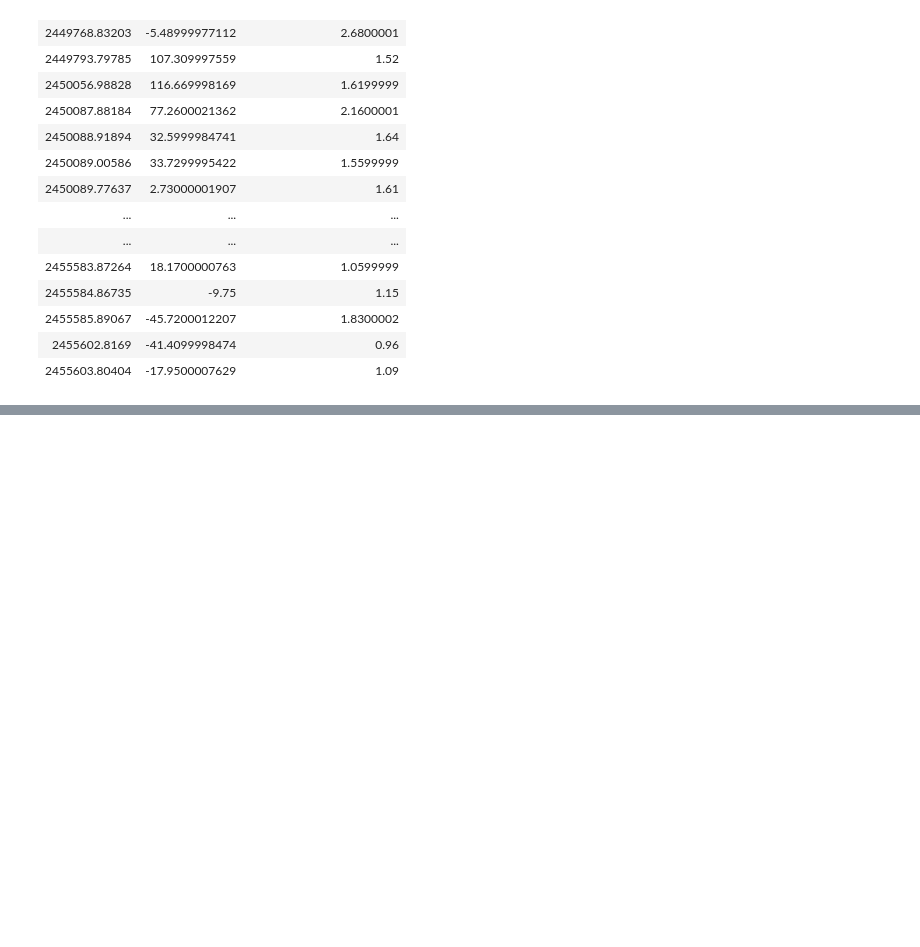
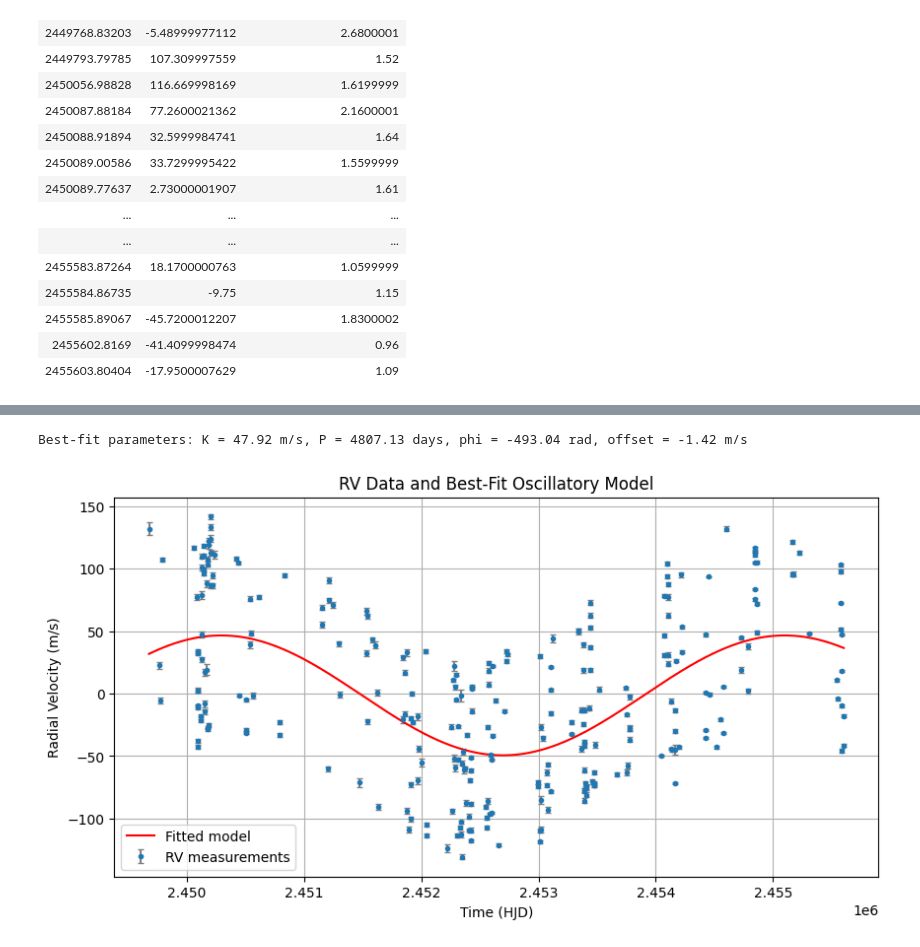
Before and after one commit to djlouie/ASTR-19-Group-Project, a Jupyter notebook: astr19-group-project.ipynb, the cells around one changed output, grey strips where cells are left out. Drawn from its saved outputs; the diff is of its cells as text; code cells hidden in the pictures; blank space fills up the shorter version.

```diff
--- a/astr19-group-project.ipynb
+++ b/astr19-group-project.ipynb
@@ -55,0 +48,34 @@ plt.show()
+# %%
+def sinusoid(t, K, P, phi, offset):
+    return K * np.sin(2 * np.pi * t / P + phi) + offset
+# %%
+# completely random gueses
+K_guess = ((np.max(rv) - np.min(rv)) / 2)
+period_guess = np.max(time) - np.min(time)
+offset_guess = np.mean(rv)
+
+
+initial_guess = [K_guess, period_guess, 0, offset_guess]
+
+popt, pcov = curve_fit(sinusoid, time, rv, sigma=rv_err, absolute_sigma=True, p0=initial_guess)
+K_fit, P_fit, phi_fit, offset_fit = popt
+
+print(f"Best-fit parameters: K = {K_fit:.2f} m/s, P = {P_fit:.2f} days, phi = {phi_fit:.2f} rad, offset = {offset_fit:.2f} m/s")
+
+t_fit = np.linspace(min(time), max(time), 1000)
+rv_fit = sinusoid(t_fit, *popt)
+
+plt.figure(figsize=(10, 5))
+plt.errorbar(time, rv, yerr=rv_err, fmt='o', ecolor='gray', capsize=2, markersize=3, label='RV measurements')
+plt.plot(t_fit, rv_fit, 'r-', label='Fitted model')
+plt.xlabel("Time (HJD)")
+plt.ylabel("Radial Velocity (m/s)")
+plt.title("RV Data and Best-Fit Oscillatory Model")
+plt.grid(True)
+plt.legend()
+
+plt.savefig("rv_fit_model.pdf")
+plt.show()
+# %% [output]
+Best-fit parameters: K = 47.92 m/s, P = 4807.13 days, phi = -493.04 rad, offset = -1.42 m/s
+[figure, added]
```
Also changed, not shown: parts of 6 cells of this notebook.
